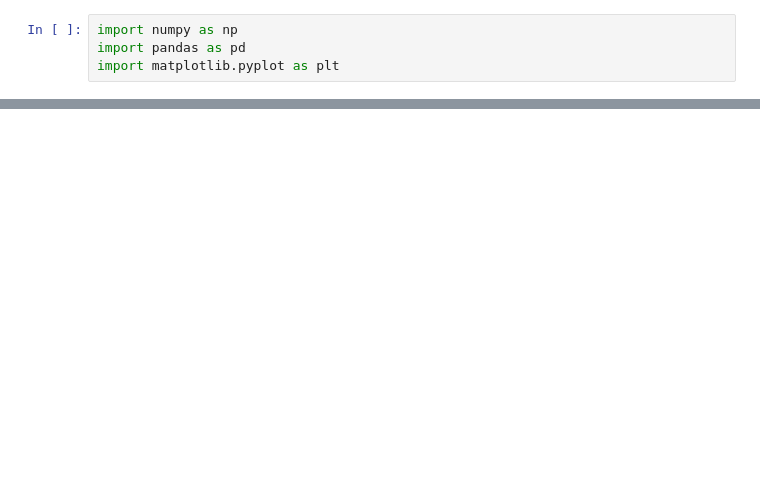
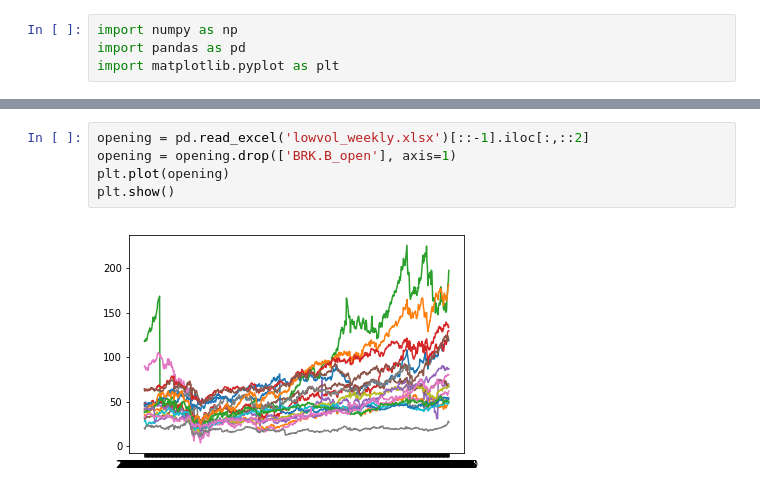
Before and after one commit to soujanyaduggirala/OnlineLearningStockPortfolios, a Jupyter notebook: mwu.ipynb, the cells around one changed output, grey strips where cells are left out. Drawn from its saved outputs; the diff is of its cells as text; blank space fills up the shorter version.

```diff
--- a/mwu.ipynb
+++ b/mwu.ipynb
@@ -187,0 +160,7 @@ plt.show()
+# %%
+opening = pd.read_excel('lowvol_weekly.xlsx')[::-1].iloc[:,::2]
+opening = opening.drop(['BRK.B_open'], axis=1)
+plt.plot(opening)
+plt.show()
+# %% [output]
+[figure, added]
```
Also changed, not shown: parts of 8 cells of this notebook.
